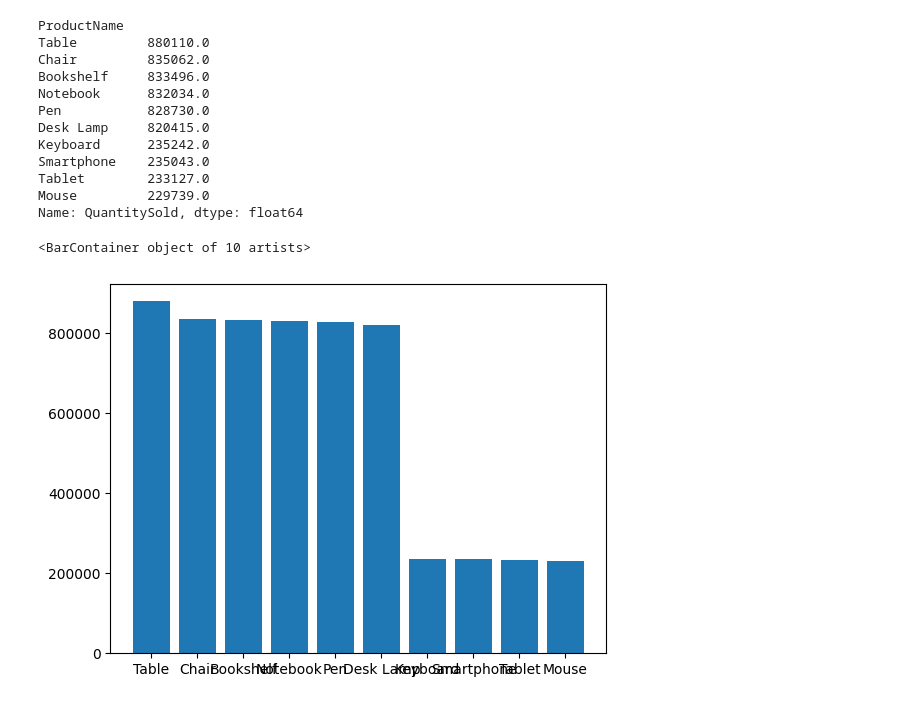
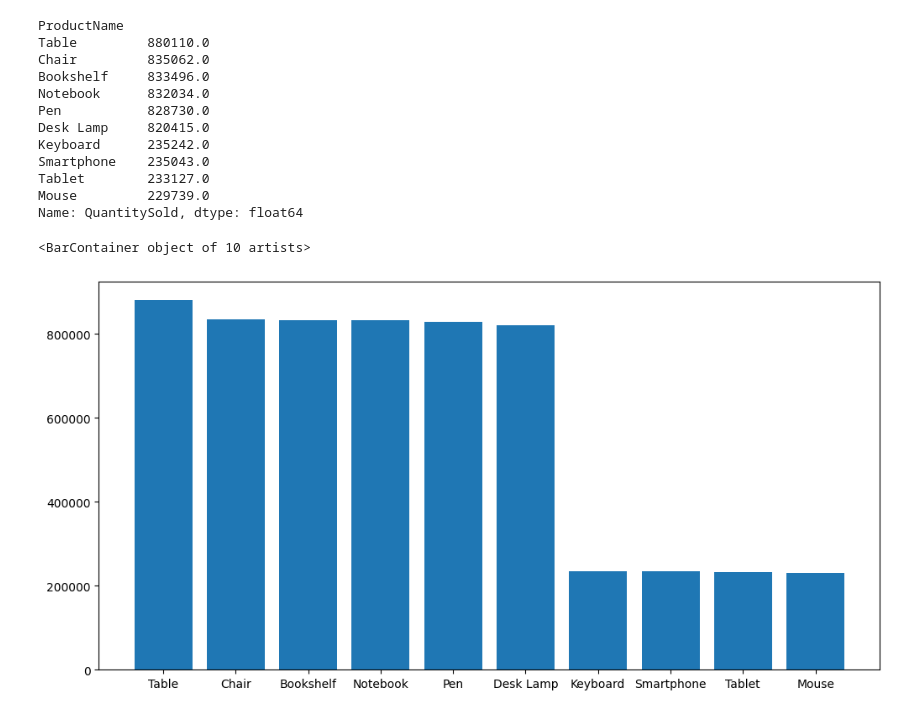
Before and after one commit to aminrahkan/sales-data-analysis, a Jupyter notebook: excercise 1 .ipynb, the cells around one changed output. Cells and saved outputs as stored; diff of their text form; code cells hidden in the pictures.

Commit message:
histogram
histogram

```diff
--- a/excercise 1 .ipynb
+++ b/excercise 1 .ipynb
@@ -210,7 +210,8 @@ Tablet        233127.0
 Mouse         229739.0
 Name: QuantitySold, dtype: float64
 # %%
+plt.figure(figsize=(12,6))
 plt.bar(BestSalesProduct.index,BestSalesProduct.values)
 # %% [output]
 <BarContainer object of 10 artists>
-[figure, old version]
+[figure, new version]
```
Also changed, not shown: parts of 1 cell of this notebook.
